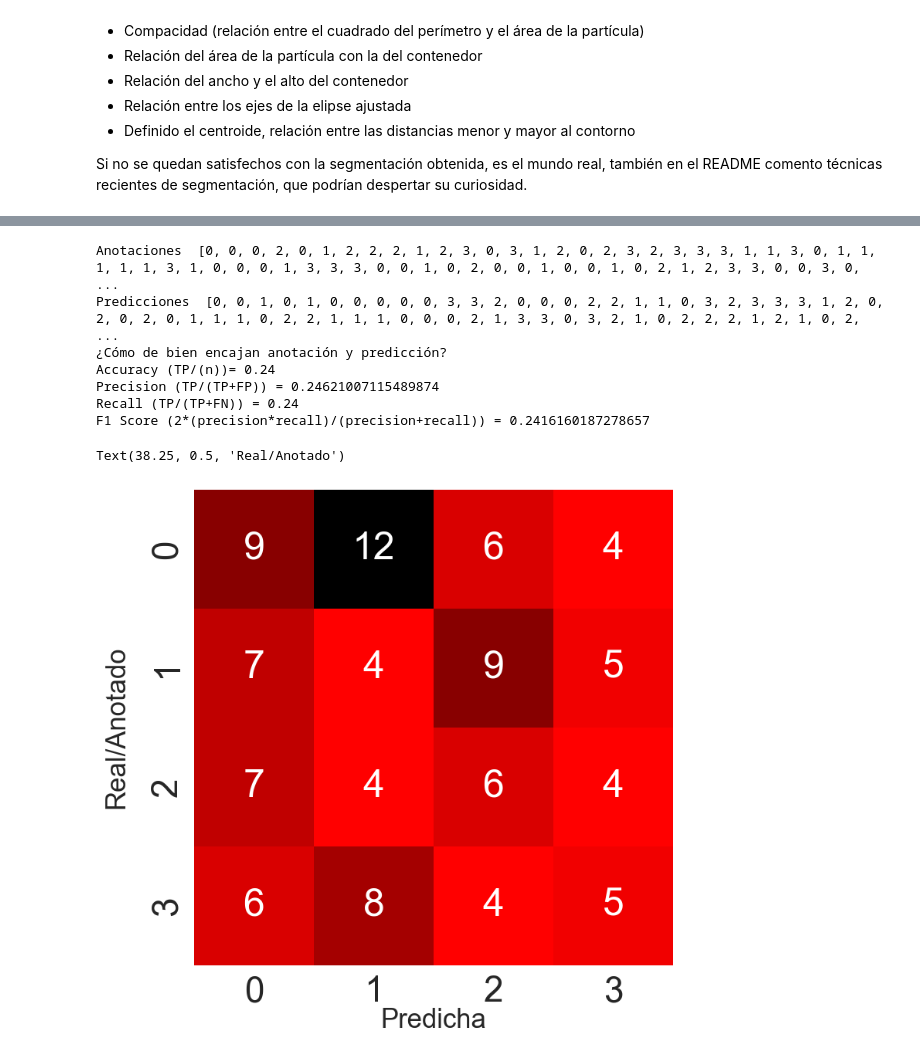
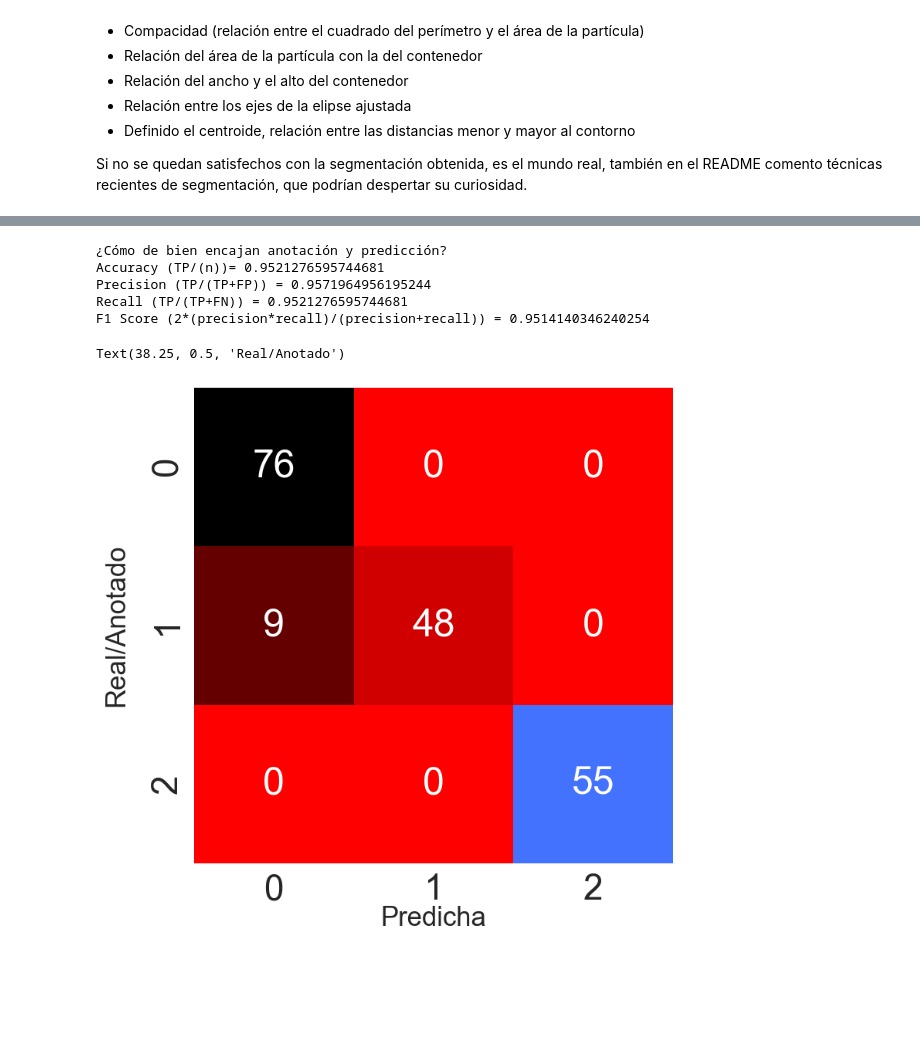
Before and after one commit to Kilamper/Vision-por-Computador, a Jupyter notebook: Práctica 3/VC_P3_G1.ipynb, the cells around one changed output, grey strips where cells are left out. Saved outputs shown, nothing was run; the diff lists cells and outputs as text; code cells hidden in the pictures; blank space fills up the shorter version.

```diff
--- a/Práctica 3/VC_P3_G1.ipynb
+++ b/Práctica 3/VC_P3_G1.ipynb
@@ -14,9 +14,12 @@ Tras visualizar la imagen, identifica de forma interactiva (por ejemplo haciendo
 **Extras:** Considerar que la imagen pueda contener objetos que no son monedas y/o haya solape entre las monedas. Demo en vivo.
 # %%
 img = cv2.imread('Material P3/Monedas.jpg')
+img = cv2.imread('Images/Coins1.jpeg')
 img_rgb = cv2.cvtColor(img, cv2.COLOR_BGR2RGB)
 img_gris = cv2.cvtColor(img, cv2.COLOR_BGR2GRAY)
 th,img_th = cv2.threshold(img_gris,0,255,cv2.THRESH_BINARY_INV+cv2.THRESH_OTSU)
+img_th = cv2.adaptiveThreshold(img_gris,255,cv2.ADAPTIVE_THRESH_GAUSSIAN_C,\
+            cv2.THRESH_BINARY_INV,11,2)
 #Obtiene únicamente los contornos externos
 contornos, hierarchy = cv2.findContours(img_th,
     cv2.RETR_EXTERNAL ,
@@ -68,7 +71,7 @@ for c in contornos:
     #Área del contorno
     area = cv2.contourArea(c)
     #Área mínima (útil filtrar en ocasiones)
-    if area > 10:
+    if area > 50:
         #Mínimo círculo que contiene al contorno
         (cx,cy),radio = cv2.minEnclosingCircle(c)
         experimental_diameters.append(radio * 2)
@@ -82,6 +85,7 @@ new_ratios = [element / experimental_reference for element in experimental_diame
 money = 0
 for ratio in new_ratios:
     money += coin_ratios[list(coin_ratios.keys())[np.argmin([abs(element - int(round(ratio,3)*100)) for element in coin_ratios.keys()])]]
+    print(coin_ratios[list(coin_ratios.keys())[np.argmin([abs(element - int(round(ratio,3)*100)) for element in coin_ratios.keys()])]])
+print("Tienes ", money/100, "€")
 plt.imshow(img_cont)
-print("Tienes ", money/100, "€")
 # %% [output]
@@ -105,0 +222,3 @@ Si no se quedan satisfechos con la segmentación obtenida, es el mundo real, tam
+# %%
+img = cv2.imread('Material P3/TAR.png')
+find_countour_characteristics_test(img)
@@ -106,5 +302,4 @@ Si no se quedan satisfechos con la segmentación obtenida, es el mundo real, tam
 # %%
-import random
 import matplotlib.pyplot as plt
 import seaborn as sns
 from sklearn.metrics import (
@@ -115,19 +310,16 @@ from sklearn.metrics import (
     f1_score
 )
 
+y = []
+y_pred = []
+images = {"Material P3/tar-03-olympus-10-01-2020.JPG" : "tar",
+            "Material P3/pellet-03-olympus-10-01-2020.JPG": "pellet",
+            "Material P3/fragment-03-olympus-10-01-2020.JPG": "fra"}
+for image in images.keys():
+    y_new, y_pred_new = classify(images[image], image)
+    y.extend(y_new)
+    y_pred.extend(y_pred_new)
 
-# Numero de muestras
-n = 100
-nclases = 4
-
-# A falta de clasificador y conjunto de datos, creamos anotaciones y predicciones de forma aleatoria
-# Vector aleatorio con etiquetas anotadas
-y = [random.randint(0, nclases - 1) for _ in range(n)]
-print('Anotaciones ' , y)
-
-# Vector aleatorio con etiquetas predichas por un supuesto clasificador
-y_pred = [random.randint(0, nclases - 1) for _ in range(n)]
-print('Predicciones ' , y_pred)
 
 print('¿Cómo de bien encajan anotación y predicción?')
 
@@ -138,37 +330,35 @@ precision = precision_score(y, y_pred,average='weighted')
 recall = recall_score(y, y_pred,average='weighted')
 f1score = f1_score(y, y_pred,average='weighted')
 
 print(f"Accuracy (TP/(n))= {accuracy}")
 print(f"Precision (TP/(TP+FP)) = {precision}")
 print(f"Recall (TP/(TP+FN)) = {recall}")
 print(f"F1 Score (2*(precision*recall)/(precision+recall)) = {f1score}")
 
 
 conf_matrix = confusion_matrix(y, y_pred)
 plt.figure(figsize=(8,8))
 sns.set(font_scale = 1.75)#tamaños tipografía
 sns.set(font_scale = 3.0)
 
 ax = sns.heatmap(
         conf_matrix, # confusion matrix 2D array
         annot=True, # Muestra números en las celdas
         fmt='d', # valores enteros
         cbar=False, # sin barra de colores
         cmap='flag', # mapa de colores
         #vmax=175 # contraste de color
     )
 
 #Etiquetas matriz de confusión
 label_font = {'size':'25'}
 ax.set_xlabel("Predicha", labelpad=-0.75, fontdict=label_font)
 ax.set_ylabel("Real/Anotado", labelpad=20, fontdict=label_font)
 # %% [output]
-Anotaciones  [0, 0, 0, 2, 0, 1, 2, 2, 2, 1, 2, 3, 0, 3, 1, 2, 0, 2, 3, 2, 3, 3, 3, 1, 1, 3, 0, 1, 1, 1, 1, 1, 3, 1, 0, 0, 0, 1, 3, 3, 3, 0, 0, 1, 0, 2, 0, 0, 1, 0, 0, 1, 0, 2, 1, 2, 3, 3, 0, 0, 3, 0,  ...
-Predicciones  [0, 0, 1, 0, 1, 0, 0, 0, 0, 0, 3, 3, 2, 0, 0, 0, 2, 2, 1, 1, 0, 3, 2, 3, 3, 3, 1, 2, 0, 2, 0, 2, 0, 1, 1, 1, 0, 2, 2, 1, 1, 1, 0, 0, 0, 2, 1, 3, 3, 0, 3, 2, 1, 0, 2, 2, 2, 1, 2, 1, 0, 2, ...
 ¿Cómo de bien encajan anotación y predicción?
-Accuracy (TP/(n))= 0.24
-Precision (TP/(TP+FP)) = 0.24621007115489874
-Recall (TP/(TP+FN)) = 0.24
-F1 Score (2*(precision*recall)/(precision+recall)) = 0.2416160187278657
+Accuracy (TP/(n))= 0.9521276595744681
+Precision (TP/(TP+FP)) = 0.9571964956195244
+Recall (TP/(TP+FN)) = 0.9521276595744681
+F1 Score (2*(precision*recall)/(precision+recall)) = 0.9514140346240254
 Text(38.25, 0.5, 'Real/Anotado')
-[figure, old version]
+[figure, new version]
```
Also changed, not shown: parts of 12 cells of this notebook, 1 other file.
